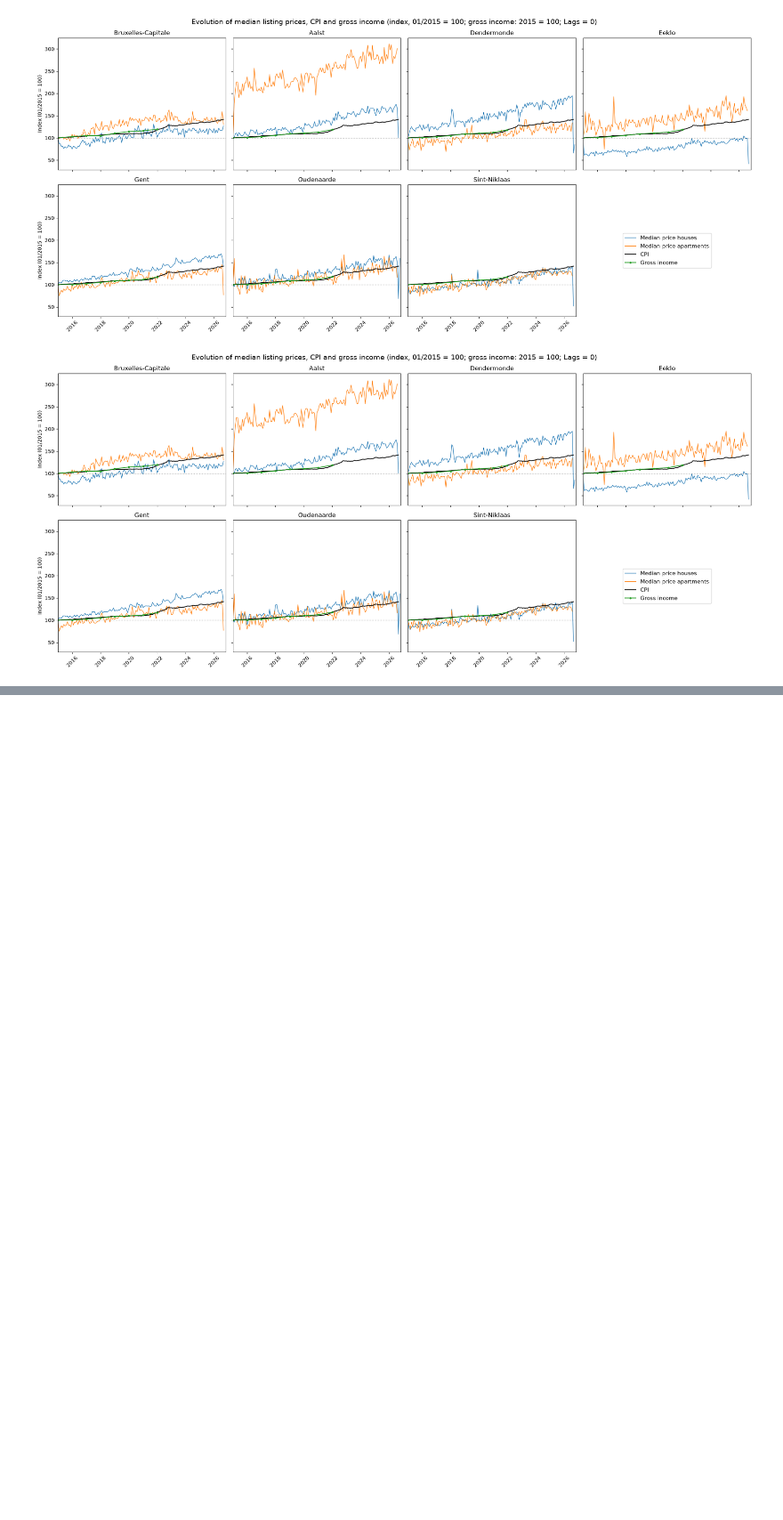
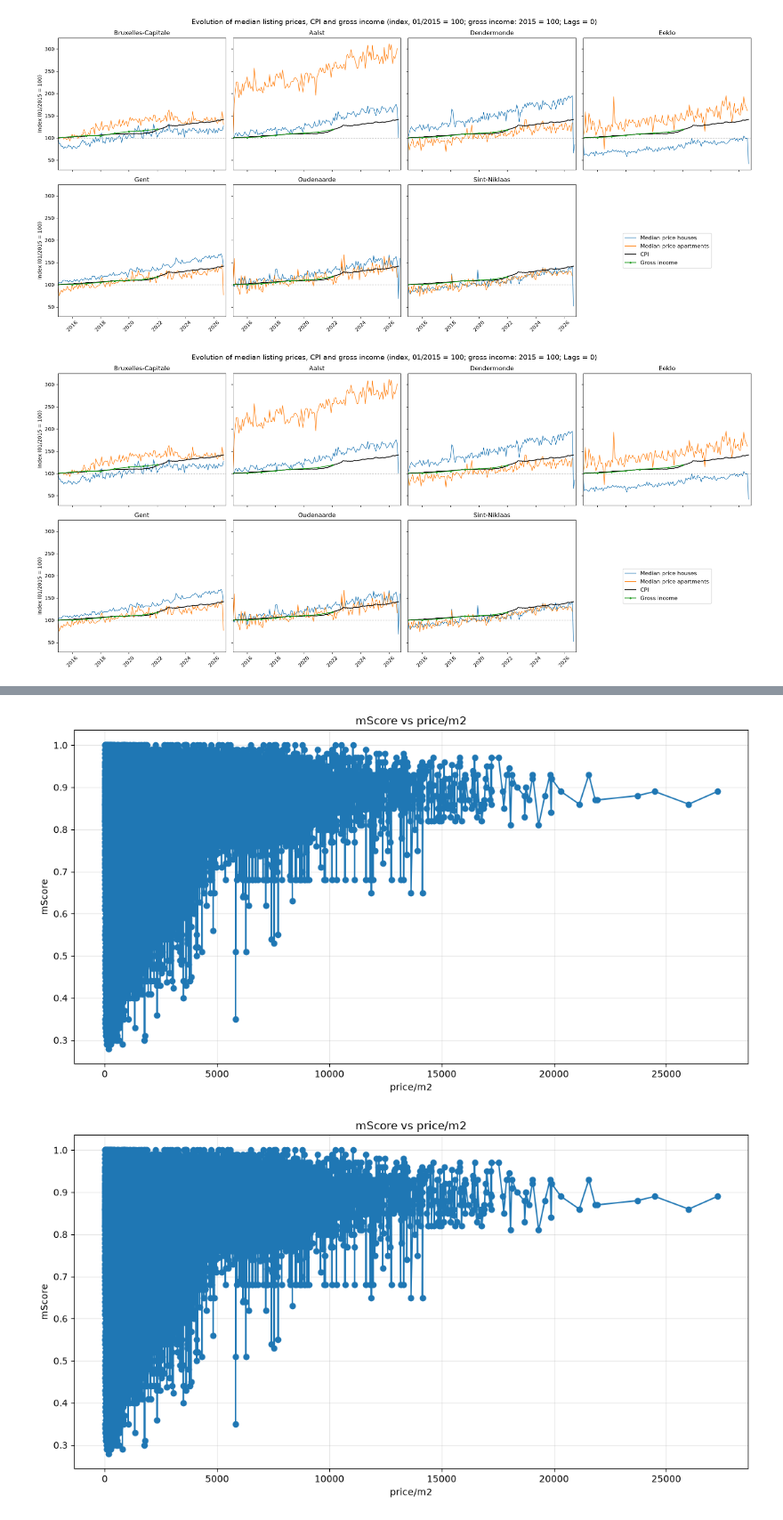
Before and after one commit to fedramoeykens/MBF_assignments, a Jupyter notebook: Assignment1_notebook.ipynb, the cells around one changed output, grey strips where cells are left out. Shown at 89% size. Cells and saved outputs as stored; diff of their text form; code cells hidden in the pictures; blank space fills up the shorter version.

```diff
--- a/Assignment1_notebook.ipynb
+++ b/Assignment1_notebook.ipynb
@@ -518,0 +1252,21 @@ plot_index_evolution(end_date="10/2026")
+# %%
+plot_data(
+    data=data_realo,
+    x="price/m2",
+    y="mScore",
+    bucket_col =None,
+    split_by=None,
+    bucket_by_year=False,
+    bucket_percentiles=None,
+    bucket_labels=[
+        "Bottom 50%",
+        "50–75%",
+        "75–90%",
+        "90–99%",
+        "Top 1%",
+    ]
+
+)
+# %% [output]
+[figure, added]
+[figure, added]
```
Also changed, not shown: parts of 14 cells of this notebook.
